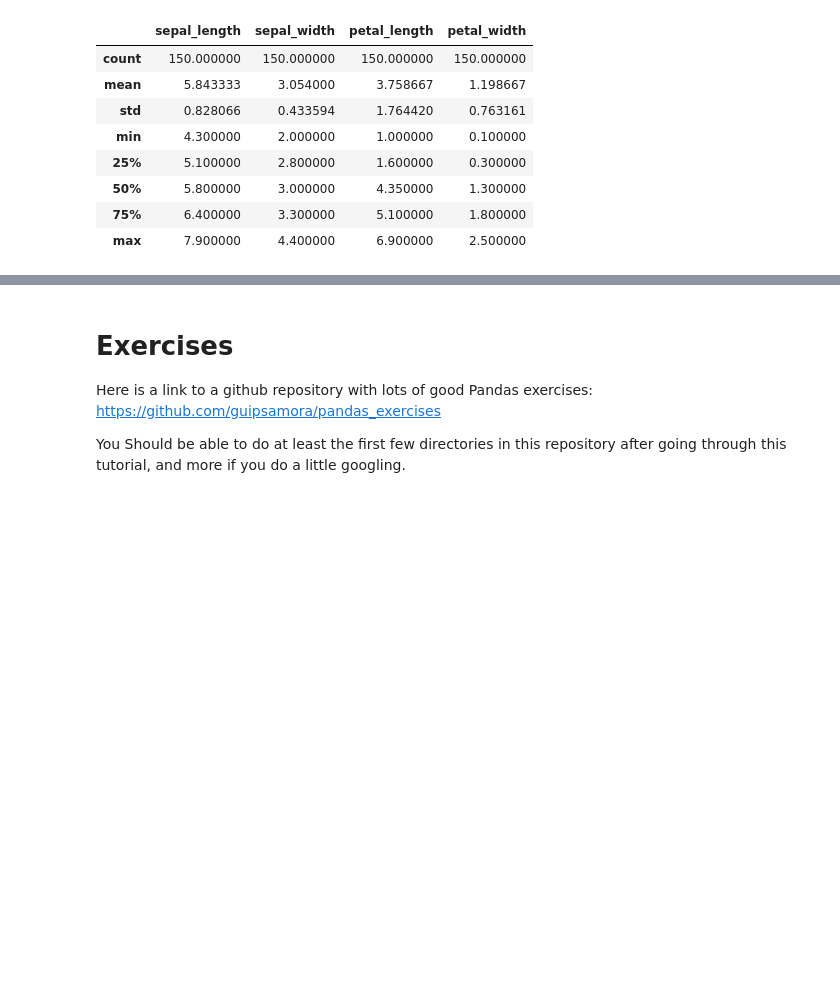
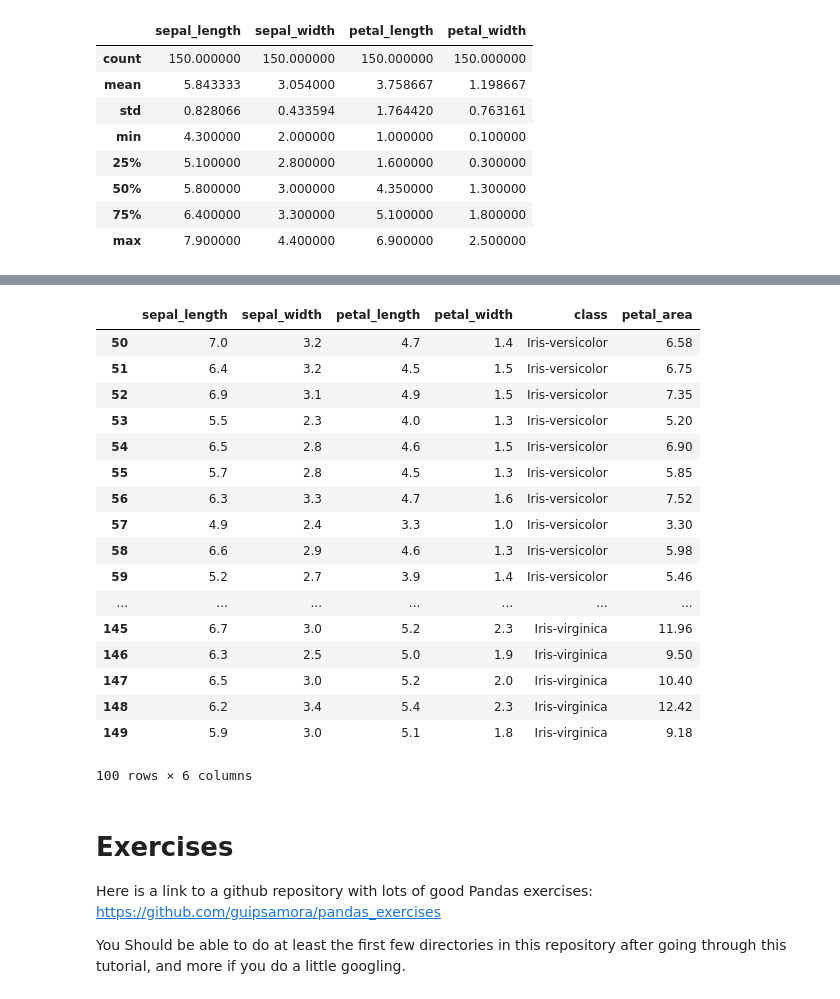
Before and after one commit to hackcville/node, a Jupyter notebook: Spring2018_B/Topic_1_Data_Cleaning/Intro to Pandas.ipynb, the cells around one changed output, grey strips where cells are left out. Cells and saved outputs as stored; diff of their text form; code cells hidden in the pictures; blank space fills up the shorter version.

```diff
--- a/Spring2018_B/Topic_1_Data_Cleaning/Intro to Pandas.ipynb
+++ b/Spring2018_B/Topic_1_Data_Cleaning/Intro to Pandas.ipynb
@@ -348,7 +405,7 @@ Pandas has many functions for importing data from different file types such as *
 
 For this example we will use **pd.read_csv()** to read in the iris dataset as a DataFrame…
 # %%
-iris = pd.read_csv('iris.csv', sep = ',') # the 'sep' argument denotes what the items in the file are separated by
+iris = pd.read_csv('iris.csv', sep = '/t') # the 'sep' argument denotes what the items in the file are separated by
 
 iris.head()
 # %% [output]
@@ -442,9 +520,28 @@ iris.describe()
 # %%
 #write a line of code that will creates a new column called petal area which is petal_length * petal width
-
-#now filter the dataset to show rows that contain area > 300
-
-#############your code here
+iris['petal_area'] = iris.iloc[:,3] * iris['petal_length']
+# %%
+#now filter the dataset to show rows that contain area > 3
+iris.loc[(iris['petal_area'] > 3)]
+# %% [output]
+|  | sepal_length | sepal_width | petal_length | petal_width | class | petal_area |
+| 50 | 7.0 | 3.2 | 4.7 | 1.4 | Iris-versicolor | 6.58 |
+| 51 | 6.4 | 3.2 | 4.5 | 1.5 | Iris-versicolor | 6.75 |
+| 52 | 6.9 | 3.1 | 4.9 | 1.5 | Iris-versicolor | 7.35 |
+| 53 | 5.5 | 2.3 | 4.0 | 1.3 | Iris-versicolor | 5.20 |
+| 54 | 6.5 | 2.8 | 4.6 | 1.5 | Iris-versicolor | 6.90 |
+| 55 | 5.7 | 2.8 | 4.5 | 1.3 | Iris-versicolor | 5.85 |
+| 56 | 6.3 | 3.3 | 4.7 | 1.6 | Iris-versicolor | 7.52 |
+| 57 | 4.9 | 2.4 | 3.3 | 1.0 | Iris-versicolor | 3.30 |
+| 58 | 6.6 | 2.9 | 4.6 | 1.3 | Iris-versicolor | 5.98 |
+| 59 | 5.2 | 2.7 | 3.9 | 1.4 | Iris-versicolor | 5.46 |
+| ... | ... | ... | ... | ... | ... | ... |
+| 145 | 6.7 | 3.0 | 5.2 | 2.3 | Iris-virginica | 11.96 |
+| 146 | 6.3 | 2.5 | 5.0 | 1.9 | Iris-virginica | 9.50 |
+| 147 | 6.5 | 3.0 | 5.2 | 2.0 | Iris-virginica | 10.40 |
+| 148 | 6.2 | 3.4 | 5.4 | 2.3 | Iris-virginica | 12.42 |
+| 149 | 5.9 | 3.0 | 5.1 | 1.8 | Iris-virginica | 9.18 |
+100 rows × 6 columns
 # %% [markdown]
 # Exercises
 
```
Also changed, not shown: parts of 32 cells of this notebook, 2 other files.
